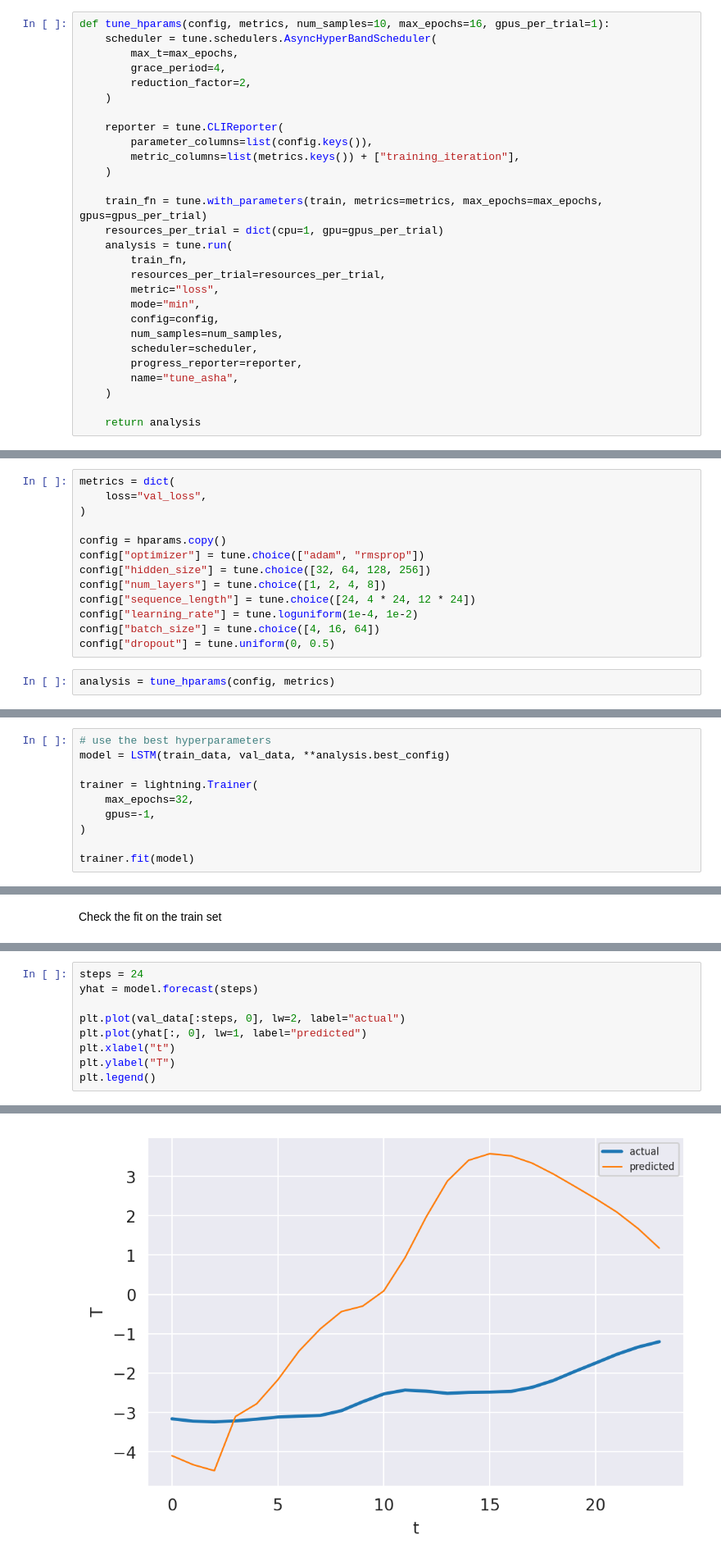
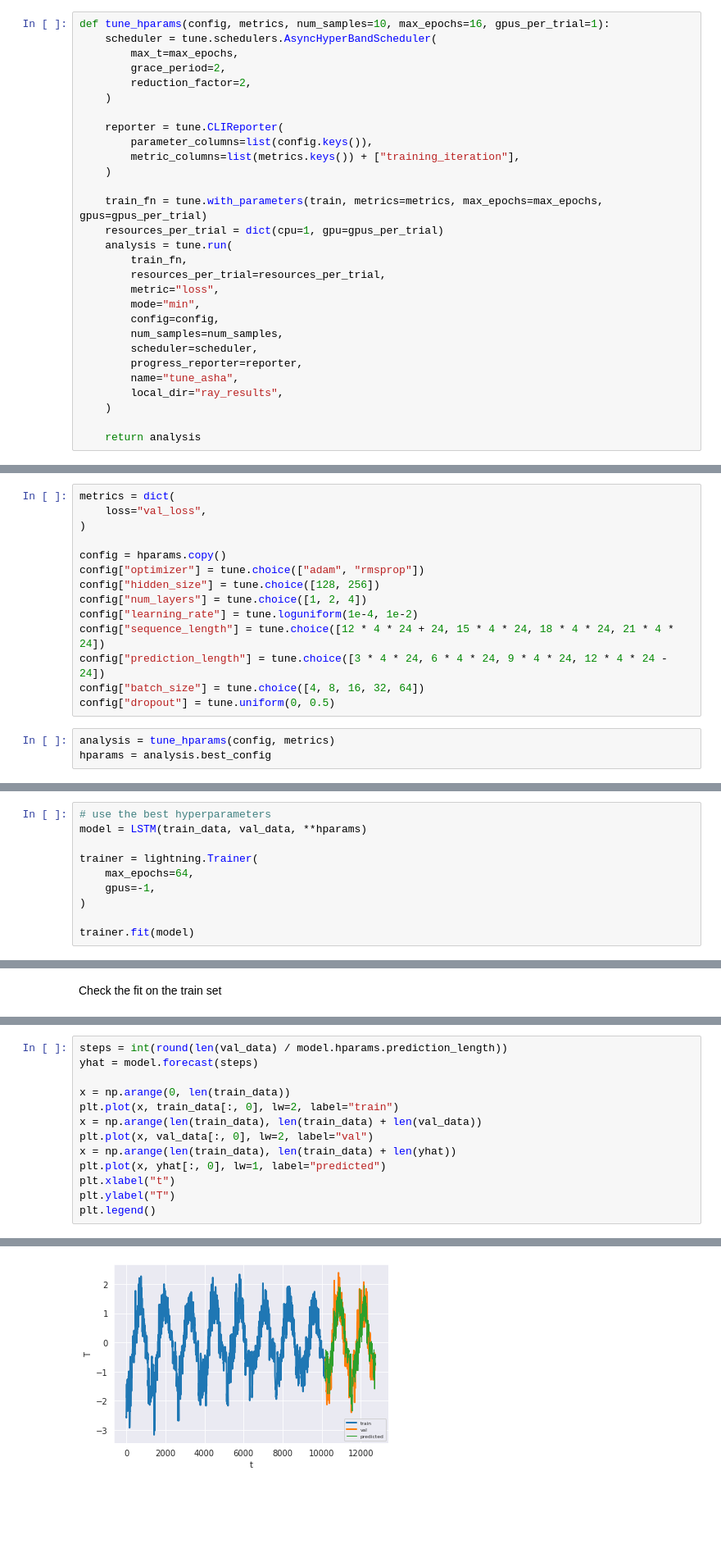
Before and after one commit to LarsKue/TSA-RNN-final-project, a Jupyter notebook: lstm.ipynb, the cells around one changed output, grey strips where cells are left out. Shown at 82% size. Drawn from its saved outputs; the diff is of its cells as text; blank space fills up the shorter version.

Commit message:
fixed LSTM, optimized hparams

```diff
--- a/lstm.ipynb
+++ b/lstm.ipynb
@@ -286,7 +311,7 @@ def train(hparams, metrics, max_epochs=16, gpus=-1):
 def tune_hparams(config, metrics, num_samples=10, max_epochs=16, gpus_per_trial=1):
     scheduler = tune.schedulers.AsyncHyperBandScheduler(
         max_t=max_epochs,
-        grace_period=4,
+        grace_period=2,
         reduction_factor=2,
     )
 
@@ -307,6 +332,7 @@ def tune_hparams(config, metrics, num_samples=10, max_epochs=16, gpus_per_trial=
         scheduler=scheduler,
         progress_reporter=reporter,
         name="tune_asha",
+        local_dir="ray_results",
     )
 
     return analysis
@@ -319,12 +345,14 @@ metrics = dict(
 
 config = hparams.copy()
 config["optimizer"] = tune.choice(["adam", "rmsprop"])
-config["hidden_size"] = tune.choice([32, 64, 128, 256])
-config["num_layers"] = tune.choice([1, 2, 4, 8])
-config["sequence_length"] = tune.choice([24, 4 * 24, 12 * 24])
+config["hidden_size"] = tune.choice([128, 256])
+config["num_layers"] = tune.choice([1, 2, 4])
 config["learning_rate"] = tune.loguniform(1e-4, 1e-2)
-config["batch_size"] = tune.choice([4, 16, 64])
+config["sequence_length"] = tune.choice([12 * 4 * 24 + 24, 15 * 4 * 24, 18 * 4 * 24, 21 * 4 * 24])
+config["prediction_length"] = tune.choice([3 * 4 * 24, 6 * 4 * 24, 9 * 4 * 24, 12 * 4 * 24 - 24])
+config["batch_size"] = tune.choice([4, 8, 16, 32, 64])
 config["dropout"] = tune.uniform(0, 0.5)
 # %%
 analysis = tune_hparams(config, metrics)
+hparams = analysis.best_config
 # %% [output]
@@ -524,9 +536,9 @@ Best hyperparameters found were: {'input_size': 3, 'hidden_size': 64, 'num_layer
 # %%
 # use the best hyperparameters
-model = LSTM(train_data, val_data, **analysis.best_config)
+model = LSTM(train_data, val_data, **hparams)
 
 trainer = lightning.Trainer(
-    max_epochs=32,
+    max_epochs=64,
     gpus=-1,
 )
 
@@ -586,12 +615,16 @@ Examine local behavior
 # %%
-steps = 24
+steps = int(round(len(val_data) / model.hparams.prediction_length))
 yhat = model.forecast(steps)
 
-plt.plot(val_data[:steps, 0], lw=2, label="actual")
-plt.plot(yhat[:, 0], lw=1, label="predicted")
+x = np.arange(0, len(train_data))
+plt.plot(x, train_data[:, 0], lw=2, label="train")
+x = np.arange(len(train_data), len(train_data) + len(val_data))
+plt.plot(x, val_data[:, 0], lw=2, label="val")
+x = np.arange(len(train_data), len(train_data) + len(yhat))
+plt.plot(x, yhat[:, 0], lw=1, label="predicted")
 plt.xlabel("t")
 plt.ylabel("T")
 plt.legend()
 # %% [output]
 <matplotlib.legend.Legend at 0x...>
-[figure, old version]
+[figure, new version]
```
Also changed, not shown: parts of 17 cells of this notebook.
